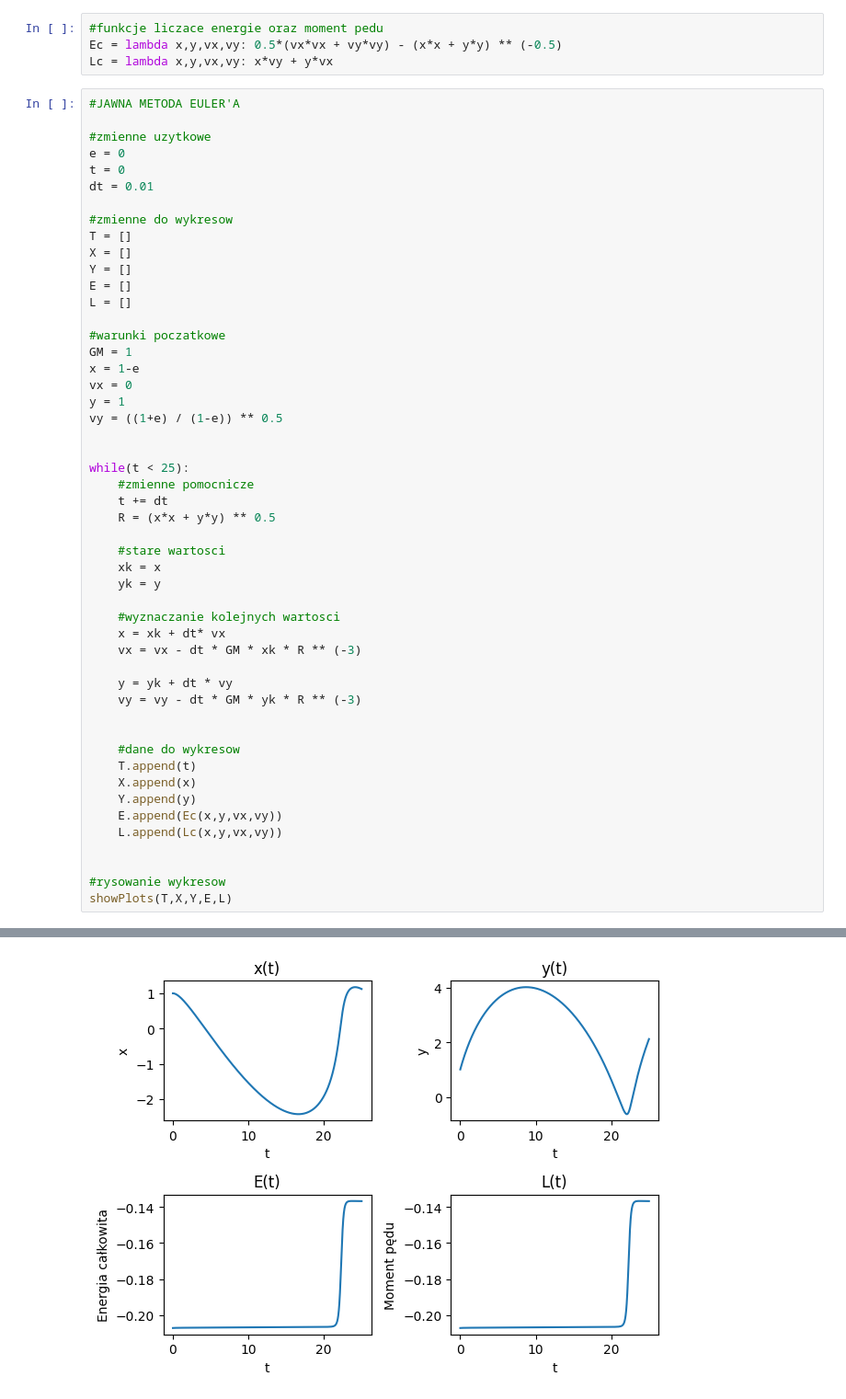
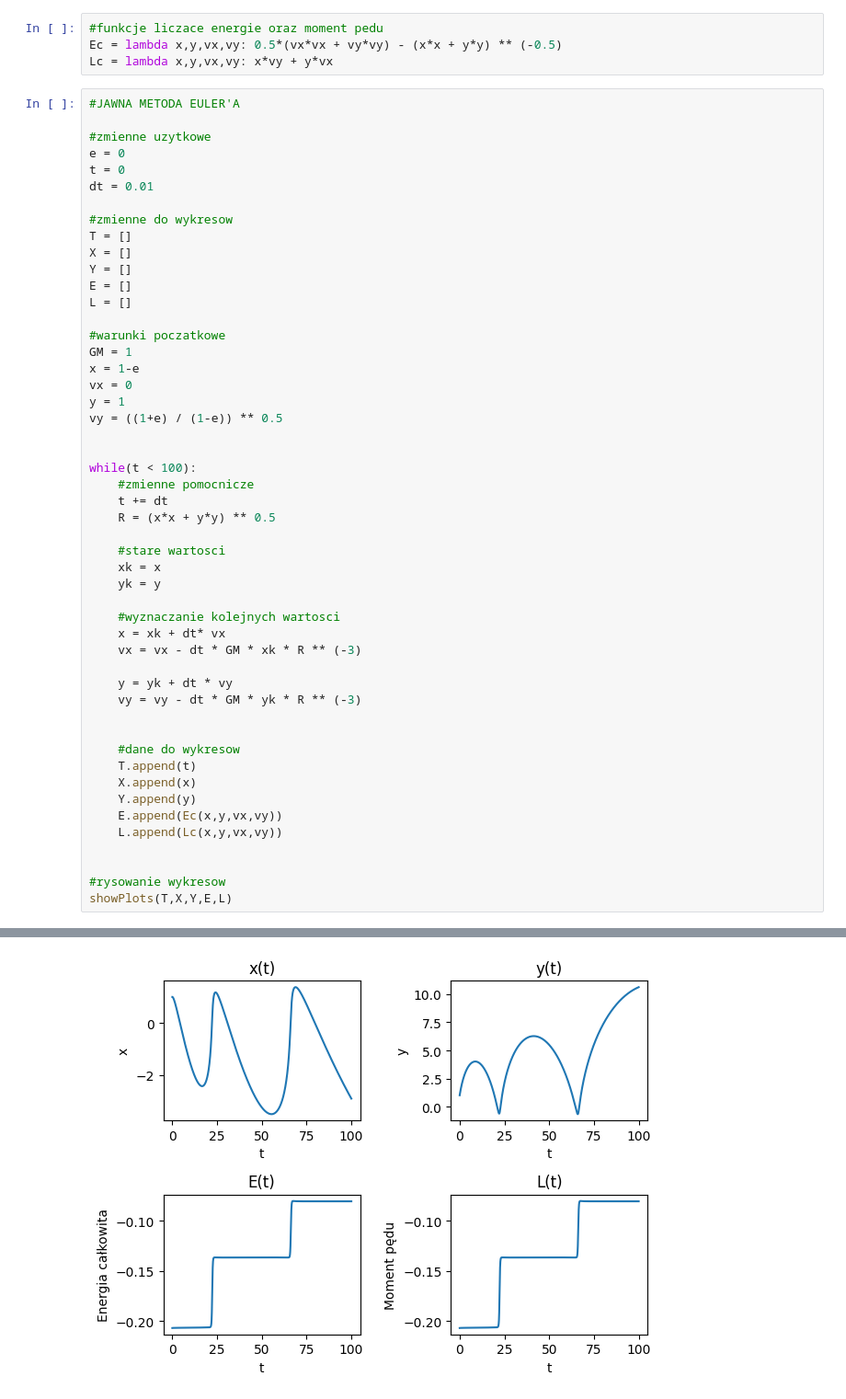
Before and after one commit to EfJot314/MetodyObliczeniowe, a Jupyter notebook: lab9/zad3.ipynb, the cells around one changed output, grey strips where cells are left out. Shown at 92% size. Cells and saved outputs as stored; diff of their text form.

```diff
--- a/lab9/zad3.ipynb
+++ b/lab9/zad3.ipynb
@@ -78,7 +78,7 @@ y = 1
 vy = ((1+e) / (1-e)) ** 0.5
 
 
-while(t < 25):
+while(t < 100):
     #zmienne pomocnicze
     t += dt
     R = (x*x + y*y) ** 0.5
@@ -110,4 +110,4 @@ showPlots(T,X,Y,E,L)
-[figure, old version]
+[figure, new version]
 # %%
 #NIEJAWNA METODA EULER'A
 
```
Also changed, not shown: parts of 4 cells of this notebook, 12 other files.
